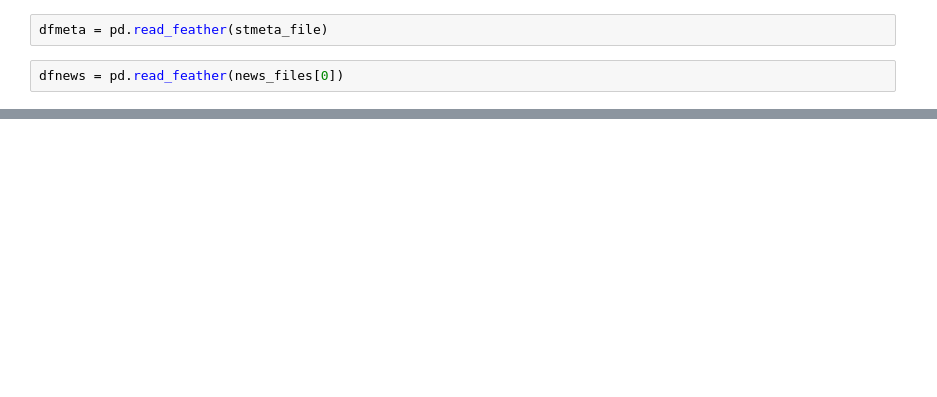
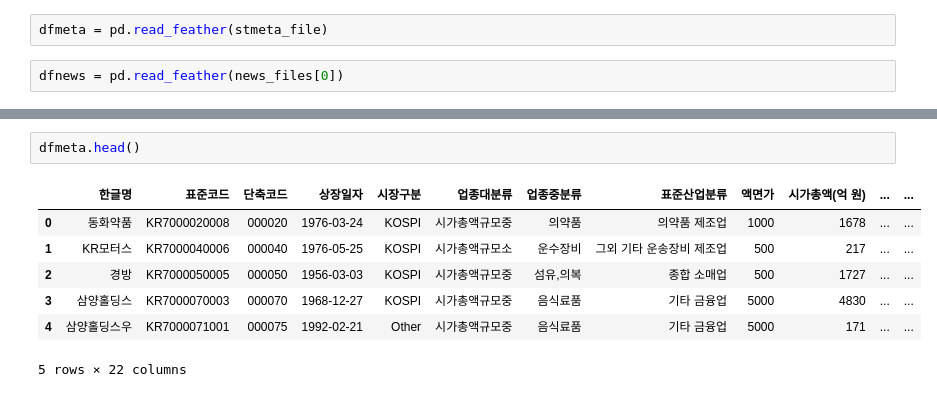
Before and after one commit to byeungchun/ofij, a Jupyter notebook: experiment/6apr2025/stock_meta_news_comb.ipynb, the cells around one changed output, grey strips where cells are left out. Drawn from its saved outputs; the diff is of its cells as text; blank space fills up the shorter version.

```diff
--- a/experiment/6apr2025/stock_meta_news_comb.ipynb
+++ b/experiment/6apr2025/stock_meta_news_comb.ipynb
@@ -25,0 +39,10 @@ dfnews.head()
+# %%
+dfmeta.head()
+# %% [output]
+|  | 한글명 | 표준코드 | 단축코드 | 상장일자 | 시장구분 | 업종대분류 | 업종중분류 | 표준산업분류 | 액면가 | 시가총액(억 원) | ... | ... |
+| 0 | 동화약품 | KR7000020008 | 000020 | 1976-03-24 | KOSPI | 시가총액규모중 | 의약품 | 의약품 제조업 | 1000 | 1678 | ... | ... |
+| 1 | KR모터스 | KR7000040006 | 000040 | 1976-05-25 | KOSPI | 시가총액규모소 | 운수장비 | 그외 기타 운송장비 제조업 | 500 | 217 | ... | ... |
+| 2 | 경방 | KR7000050005 | 000050 | 1956-03-03 | KOSPI | 시가총액규모중 | 섬유,의복 | 종합 소매업 | 500 | 1727 | ... | ... |
+| 3 | 삼양홀딩스 | KR7000070003 | 000070 | 1968-12-27 | KOSPI | 시가총액규모중 | 음식료품 | 기타 금융업 | 5000 | 4830 | ... | ... |
+| 4 | 삼양홀딩스우 | KR7000071001 | 000075 | 1992-02-21 | Other | 시가총액규모중 | 음식료품 | 기타 금융업 | 5000 | 171 | ... | ... |
+5 rows × 22 columns
```
Also changed, not shown: parts of 19 cells of this notebook.
